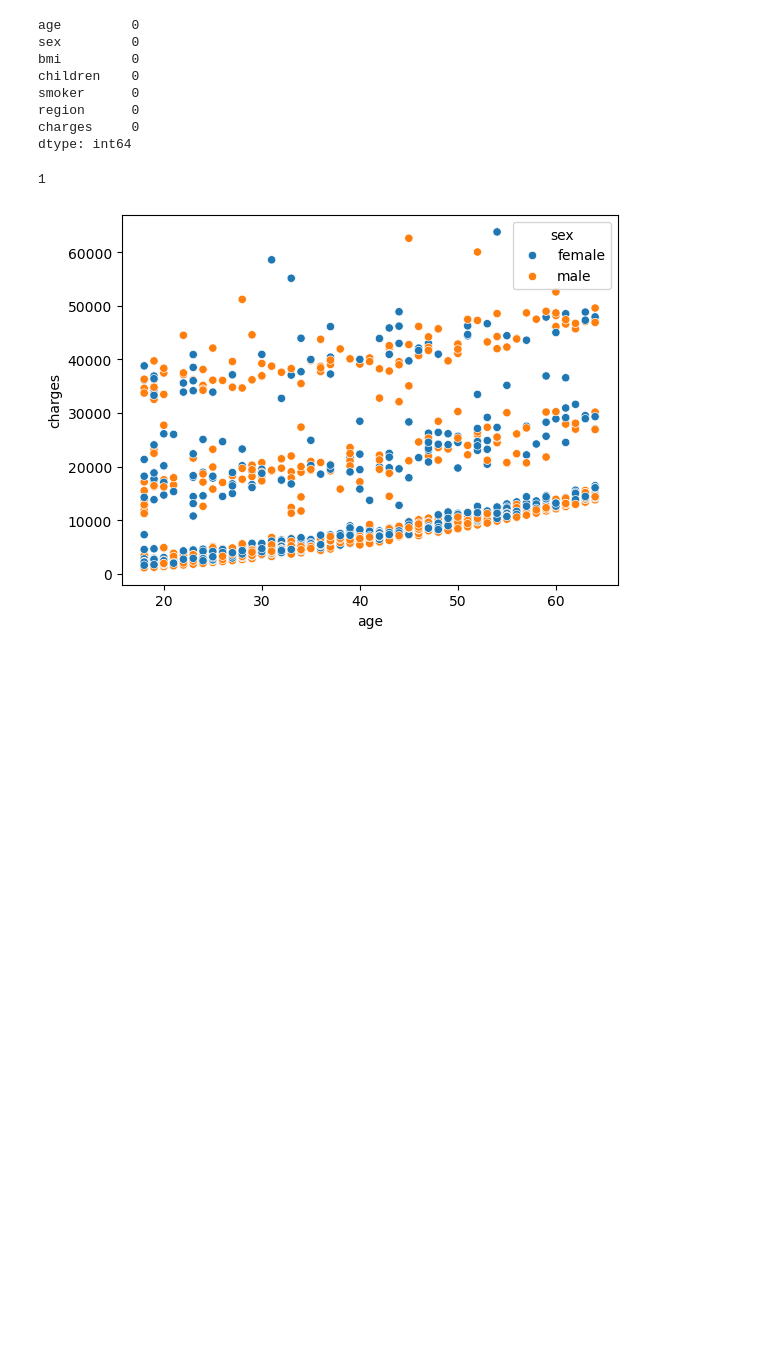
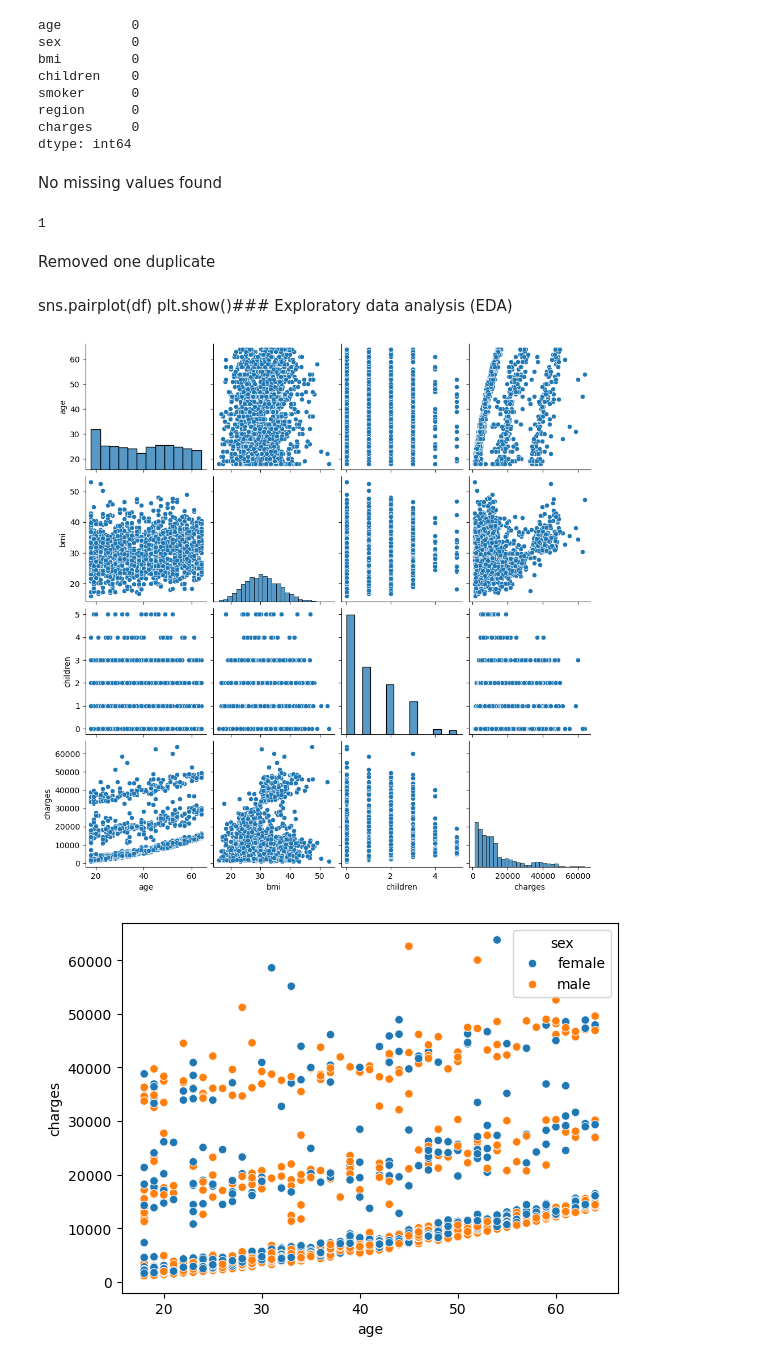
Before and after one commit to VladHolobyn/medical-insurance-price-prediction, a Jupyter notebook: notebooks/notebook.ipynb, the cells around one changed output. Saved outputs shown, nothing was run; the diff lists cells and outputs as text; code cells hidden in the pictures; blank space fills up the shorter version.

```diff
--- a/notebooks/notebook.ipynb
+++ b/notebooks/notebook.ipynb
@@ -60,12 +64,24 @@ smoker      0
 region      0
 charges     0
 dtype: int64
+# %% [markdown]
+No missing values found
 # %%
 df.duplicated().sum()
 # %% [output]
 1
 # %%
 df.drop_duplicates(inplace=True)
+# %% [markdown]
+Removed one duplicate
+# %% [markdown]
+sns.pairplot(df)
+plt.show()### Exploratory data analysis (EDA)
+# %%
+sns.pairplot(df)
+plt.show()
+# %% [output]
+[figure, added]
 # %%
 sns.scatterplot(data=df, x='age', y='charges', hue='sex')
 plt.show()
```
Also changed, not shown: parts of 16 cells of this notebook, 5 other files.
